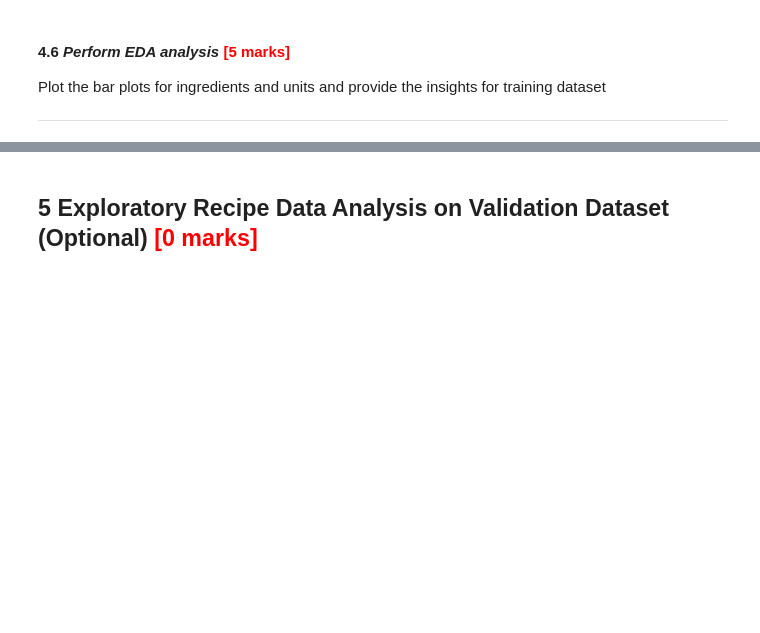
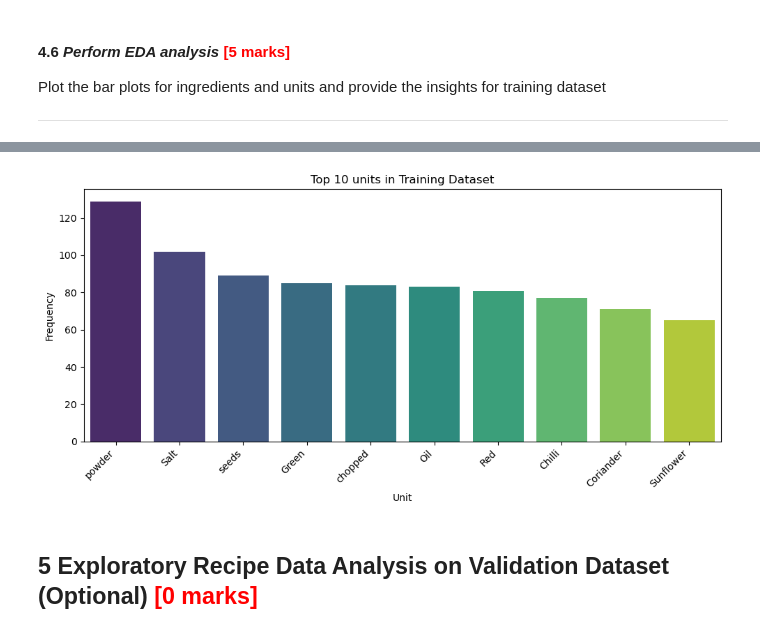
Before and after one commit to navspeak/NLP, a Jupyter notebook: Assignment/Identifying_Key_Entities_Recipe_Data_Starter.ipynb, the cells around one changed output, grey strips where cells are left out. Cells and saved outputs as stored; diff of their text form; code cells hidden in the pictures; blank space fills up the shorter version.

```diff
--- a/Assignment/Identifying_Key_Entities_Recipe_Data_Starter.ipynb
+++ b/Assignment/Identifying_Key_Entities_Recipe_Data_Starter.ipynb
@@ -335,2 +407,3 @@ Execute this function separately for top 10 most units and ingredients
 # %%
 # get the top units which are frequently seen in the recipe
+top_units = get_top_frequent_items(units, 'unit', dataset_name)
@@ -353,5 +451,8 @@ Plot the bar plots for ingredients and units and provide the insights for traini
 # %%
 # plot the top frequent units in training data
+plot_top_items(top_units, 'unit', dataset_name)
+# %% [output]
+[figure, added]
 # %% [markdown]
 ## **5** Exploratory Recipe Data Analysis on Validation Dataset (Optional)<font color = red> [0 marks]</font> <br>
 # %% [markdown]
```
Also changed, not shown: parts of 22 cells of this notebook, 1 other file.
